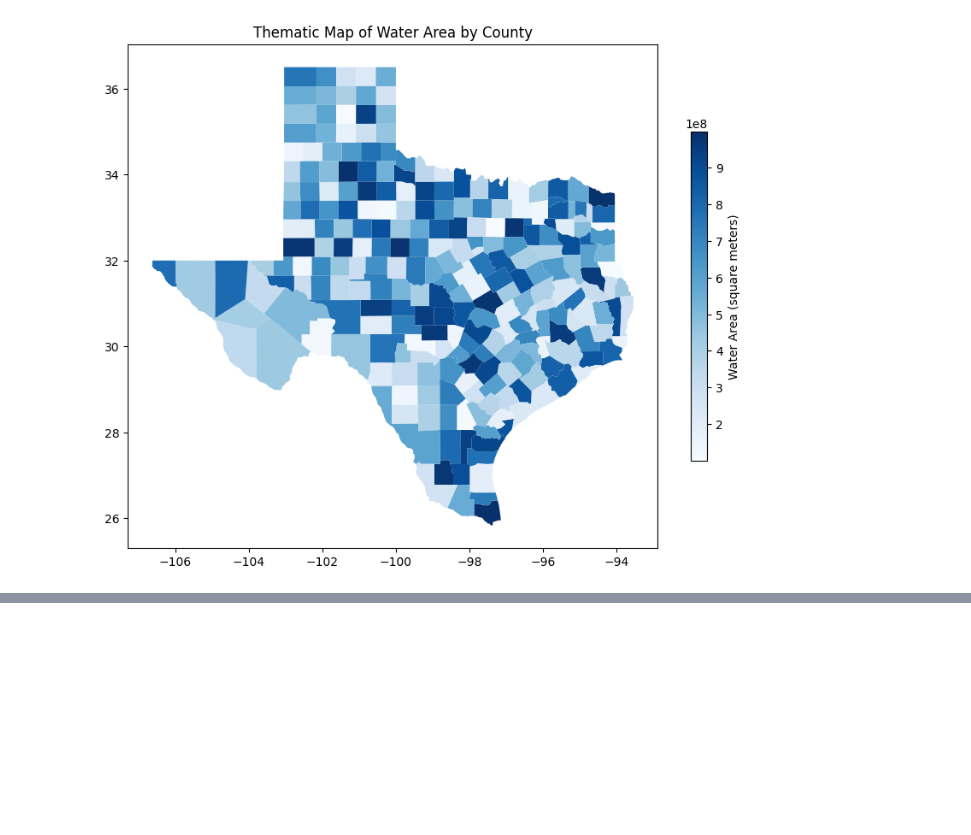
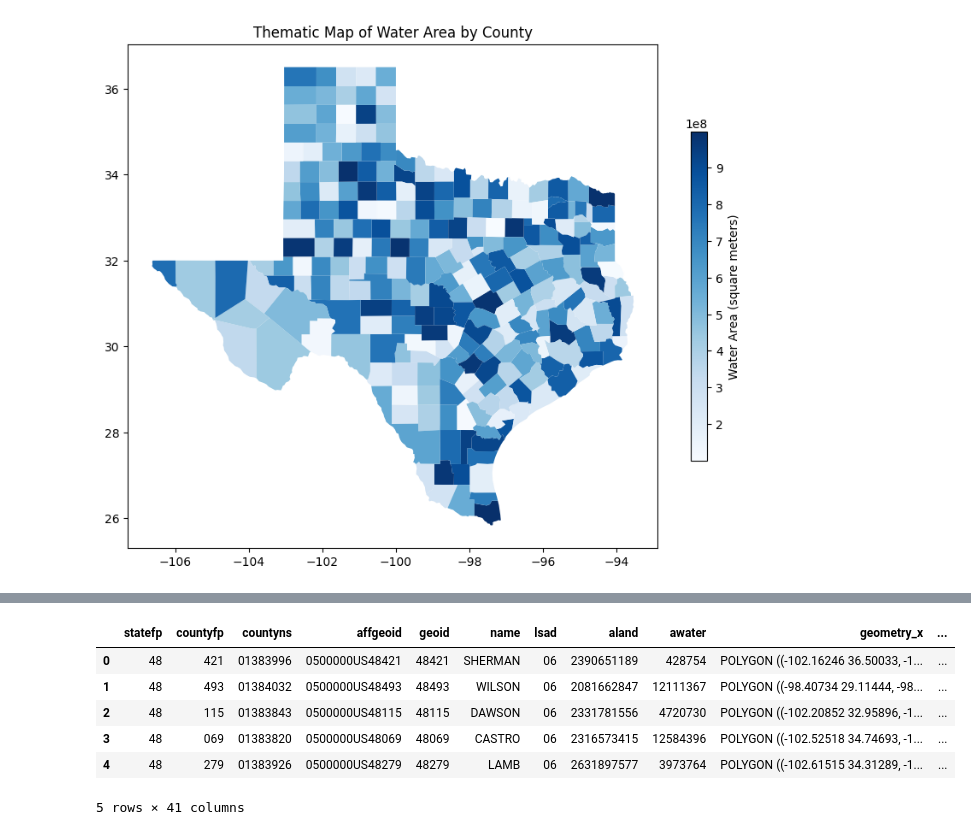
Before and after one commit to Nemipatel210/Texas-AgroSpatial-Intelligence, a Jupyter notebook: ps1_GIS.ipynb, the cells around one changed output, grey strips where cells are left out. Cells and saved outputs as stored; diff of their text form; code cells hidden in the pictures; blank space fills up the shorter version.

```diff
--- a/ps1_GIS.ipynb
+++ b/ps1_GIS.ipynb
@@ -345,0 +186,4 @@ Text(0.5, 1.0, 'Water District Points Overlay on County Boundaries')
+# %%
+url = 'https://raw.githubusercontent.com/Nemipatel210/GIS/984dcc3aa5ee5cb814d0f6fe0653ce9c8ca02af3/croptotal2022.csv'
+crop2022_df = pd.read_csv(url)
+display(crop2022_df.head(5))
@@ -345,0 +206,6 @@ Text(0.5, 1.0, 'Water District Points Overlay on County Boundaries')
+# %%
+tx = txC0.sort_values('CNTY_NM')
+crop2022_df = crop2022_df.sort_values('County')
+# %%
+tx['CNTY_NM'] = tx['CNTY_NM'].str.upper()
+crop2022_df['County'] = crop2022_df['County'].str.upper()
@@ -345,0 +272,12 @@ Text(0.5, 1.0, 'Water District Points Overlay on County Boundaries')
+# %%
+txC1['name'] = txC1['name'].str.upper()
+txC1_crop2022 = txC1.merge(tx_crop2022, left_on='name', right_on='CNTY_NM', how='inner')
+display(txC1_crop2022.head(5))
+# %% [output]
+|  | statefp | countyfp | countyns | affgeoid | geoid | name | lsad | aland | awater | geometry_x | ... |
+| 0 | 48 | 421 | 01383996 | 0500000US48421 | 48421 | SHERMAN | 06 | 2390651189 | 428754 | POLYGON ((-102.16246 36.50033, -1... | ... |
+| 1 | 48 | 493 | 01384032 | 0500000US48493 | 48493 | WILSON | 06 | 2081662847 | 12111367 | POLYGON ((-98.40734 29.11444, -98... | ... |
+| 2 | 48 | 115 | 01383843 | 0500000US48115 | 48115 | DAWSON | 06 | 2331781556 | 4720730 | POLYGON ((-102.20852 32.95896, -1... | ... |
+| 3 | 48 | 069 | 01383820 | 0500000US48069 | 48069 | CASTRO | 06 | 2316573415 | 12584396 | POLYGON ((-102.52518 34.74693, -1... | ... |
+| 4 | 48 | 279 | 01383926 | 0500000US48279 | 48279 | LAMB | 06 | 2631897577 | 3973764 | POLYGON ((-102.61515 34.31289, -1... | ... |
+5 rows × 41 columns
```
Also changed, not shown: parts of 42 cells of this notebook.
